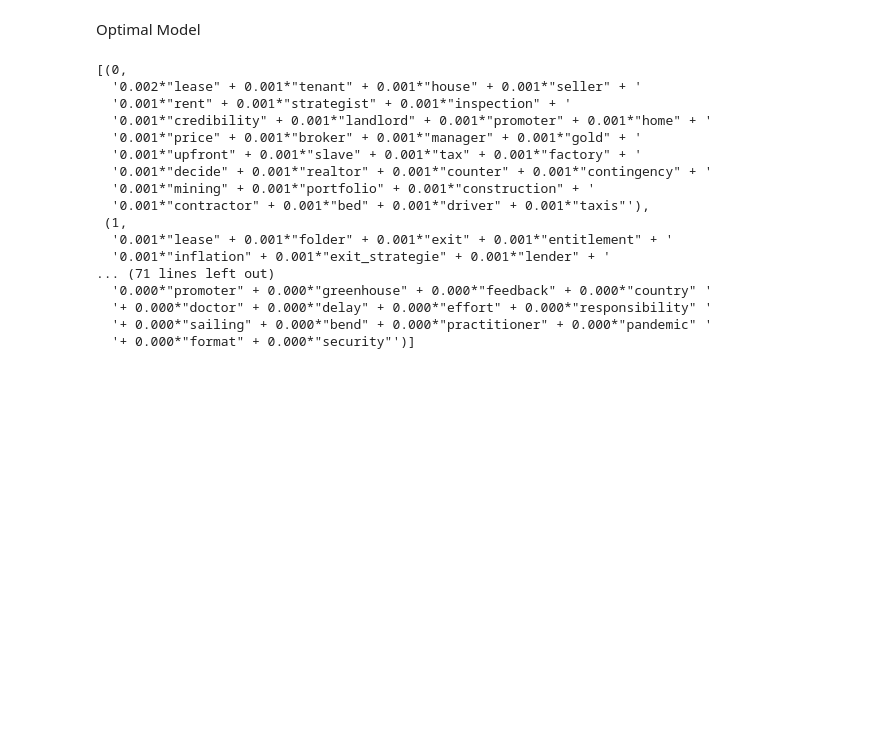
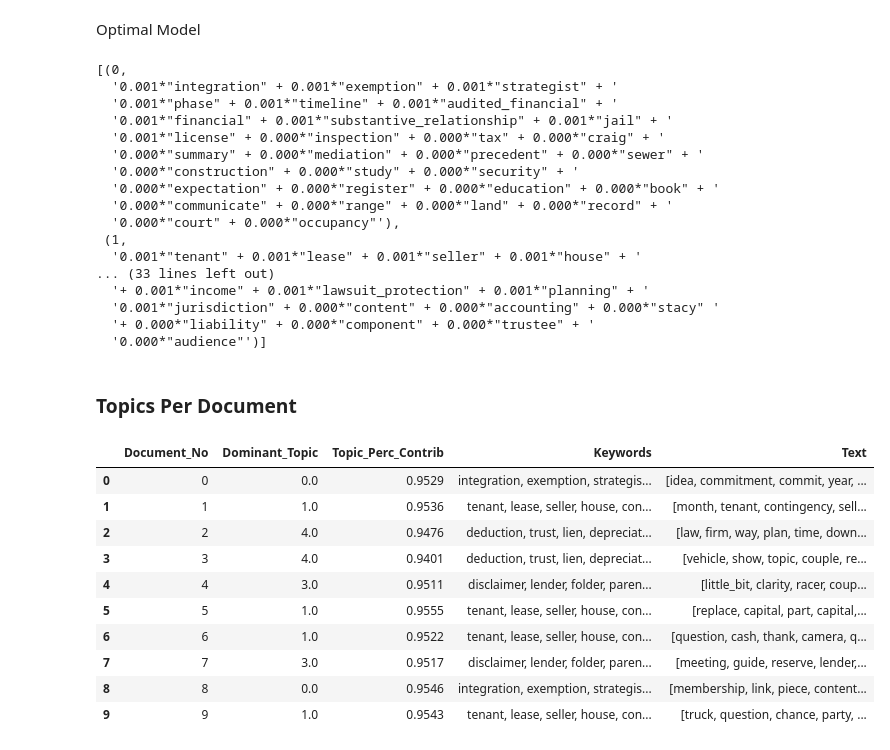
Before and after one commit to connorgilmoreut/capstone, a Jupyter notebook: lda-transcripts-cluster-0.ipynb, the cells around one changed output. Drawn from its saved outputs; the diff is of its cells as text; code cells hidden in the pictures; blank space fills up the shorter version.

Commit message:
update dominant topic code

```diff
--- a/lda-transcripts-cluster-0.ipynb
+++ b/lda-transcripts-cluster-0.ipynb
@@ -225,24 +225,70 @@ Num Topics = 19  has Coherence Value of 0.4073
 # %% [markdown]
 Optimal Model
 # %%
-optimal_model = model_list[4]
+optimal_model = model_list[0]
 model_topics = optimal_model.show_topics(formatted=False)
 pprint(optimal_model.print_topics(num_words=30))
 # %% [output]
 [(0,
-  '0.002*"lease" + 0.001*"tenant" + 0.001*"house" + 0.001*"seller" + '
-  '0.001*"rent" + 0.001*"strategist" + 0.001*"inspection" + '
-  '0.001*"credibility" + 0.001*"landlord" + 0.001*"promoter" + 0.001*"home" + '
-  '0.001*"price" + 0.001*"broker" + 0.001*"manager" + 0.001*"gold" + '
-  '0.001*"upfront" + 0.001*"slave" + 0.001*"tax" + 0.001*"factory" + '
-  '0.001*"decide" + 0.001*"realtor" + 0.001*"counter" + 0.001*"contingency" + '
-  '0.001*"mining" + 0.001*"portfolio" + 0.001*"construction" + '
-  '0.001*"contractor" + 0.001*"bed" + 0.001*"driver" + 0.001*"taxis"'),
+  '0.001*"integration" + 0.001*"exemption" + 0.001*"strategist" + '
+  '0.001*"phase" + 0.001*"timeline" + 0.001*"audited_financial" + '
+  '0.001*"financial" + 0.001*"substantive_relationship" + 0.001*"jail" + '
+  '0.001*"license" + 0.000*"inspection" + 0.000*"tax" + 0.000*"craig" + '
+  '0.000*"summary" + 0.000*"mediation" + 0.000*"precedent" + 0.000*"sewer" + '
+  '0.000*"construction" + 0.000*"study" + 0.000*"security" + '
+  '0.000*"expectation" + 0.000*"register" + 0.000*"education" + 0.000*"book" + '
+  '0.000*"communicate" + 0.000*"range" + 0.000*"land" + 0.000*"record" + '
+  '0.000*"court" + 0.000*"occupancy"'),
  (1,
-  '0.001*"lease" + 0.001*"folder" + 0.001*"exit" + 0.001*"entitlement" + '
-  '0.001*"inflation" + 0.001*"exit_strategie" + 0.001*"lender" + '
-... (71 lines left out)
-  '0.000*"promoter" + 0.000*"greenhouse" + 0.000*"feedback" + 0.000*"country" '
-  '+ 0.000*"doctor" + 0.000*"delay" + 0.000*"effort" + 0.000*"responsibility" '
-  '+ 0.000*"sailing" + 0.000*"bend" + 0.000*"practitioner" + 0.000*"pandemic" '
-  '+ 0.000*"format" + 0.000*"security"')]
+  '0.001*"tenant" + 0.001*"lease" + 0.001*"seller" + 0.001*"house" + '
+... (33 lines left out)
+  '+ 0.001*"income" + 0.001*"lawsuit_protection" + 0.001*"planning" + '
+  '0.001*"jurisdiction" + 0.000*"content" + 0.000*"accounting" + 0.000*"stacy" '
+  '+ 0.000*"liability" + 0.000*"component" + 0.000*"trustee" + '
+  '0.000*"audience"')]
+# %% [markdown]
+### Topics Per Document
+# %%
+def format_topics_sentences(ldamodel=optimal_model, corpus=trans_TFIDF, texts=data_lemmatized):
+    # Init output
+    sent_topics_df = pd.DataFrame()
+
+    # Get main topic in each document
+    for i, row in enumerate(ldamodel[corpus]):
+        row = sorted(row, key=lambda x: (x[1]), reverse=True)
+        # Get the Dominant topic, Perc Contribution and Keywords for each document
+        for j, (topic_num, prop_topic) in enumerate(row):
+            if j == 0:  # => dominant topic
+                wp = ldamodel.show_topic(topic_num)
+                topic_keywords = ", ".join([word for word, prop in wp])
+                sent_topics_df = sent_topics_df.append(pd.Series([int(topic_num), round(prop_topic,4), topic_keywords]), ignore_index=True)
+            else:
+                break
+    sent_topics_df.columns = ['Dominant_Topic', 'Perc_Contribution', 'Topic_Keywords']
+
+    # Add original text to the end of the output
+    contents = pd.Series(texts)
+    sent_topics_df = pd.concat([sent_topics_df, contents], axis=1)
+    return(sent_topics_df)
+
+
+df_topic_sents_keywords = format_topics_sentences(ldamodel=optimal_model, corpus=trans_TFIDF, texts=data_lemmatized)
+
+# Format
+df_dominant_topic = df_topic_sents_keywords.reset_index()
+df_dominant_topic.columns = ['Document_No', 'Dominant_Topic', 'Topic_Perc_Contrib', 'Keywords', 'Text']
+
+# Show
+df_dominant_topic.head(10)
+# %% [output]
+|  | Document_No | Dominant_Topic | Topic_Perc_Contrib | Keywords | Text |
+| 0 | 0 | 0.0 | 0.9529 | integration, exemption, strategis... | [idea, commitment, commit, year, ... |
+| 1 | 1 | 1.0 | 0.9536 | tenant, lease, seller, house, con... | [month, tenant, contingency, sell... |
+| 2 | 2 | 4.0 | 0.9476 | deduction, trust, lien, depreciat... | [law, firm, way, plan, time, down... |
+| 3 | 3 | 4.0 | 0.9401 | deduction, trust, lien, depreciat... | [vehicle, show, topic, couple, re... |
+| 4 | 4 | 3.0 | 0.9511 | disclaimer, lender, folder, paren... | [little_bit, clarity, racer, coup... |
+| 5 | 5 | 1.0 | 0.9555 | tenant, lease, seller, house, con... | [replace, capital, part, capital,... |
+| 6 | 6 | 1.0 | 0.9522 | tenant, lease, seller, house, con... | [question, cash, thank, camera, q... |
+| 7 | 7 | 3.0 | 0.9517 | disclaimer, lender, folder, paren... | [meeting, guide, reserve, lender,... |
+| 8 | 8 | 0.0 | 0.9546 | integration, exemption, strategis... | [membership, link, piece, content... |
+| 9 | 9 | 1.0 | 0.9543 | tenant, lease, seller, house, con... | [truck, question, chance, party, ... |
```
Also changed, not shown: parts of 3 cells of this notebook.
